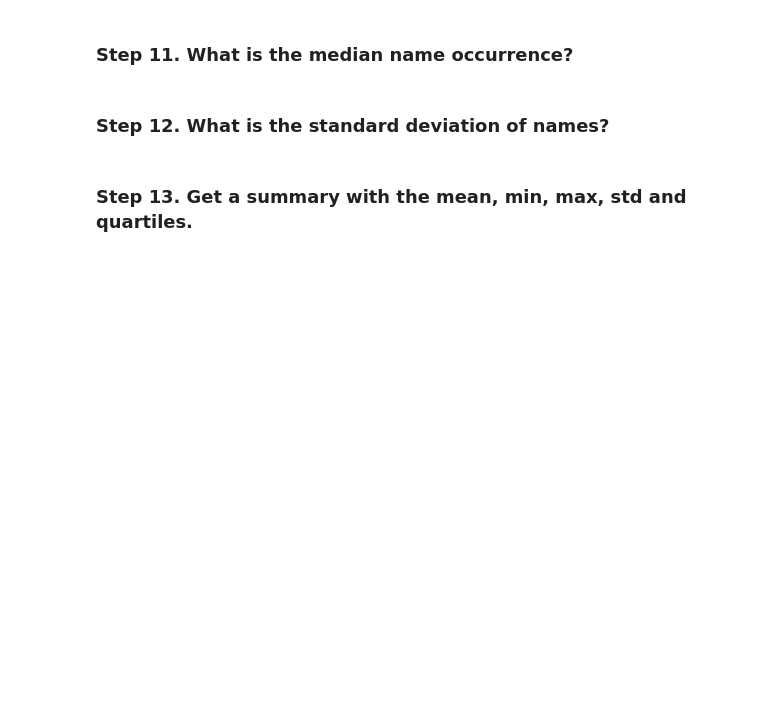
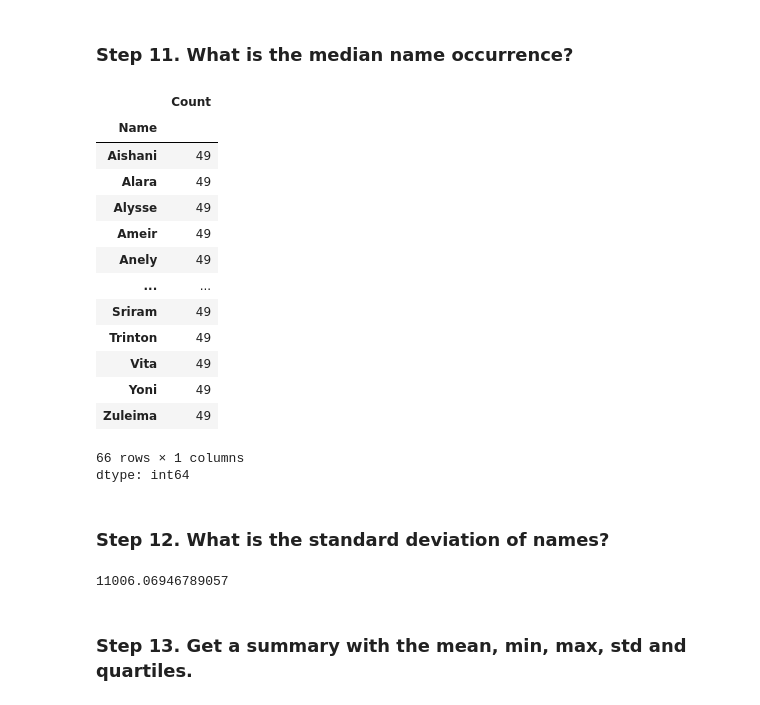
Before and after one commit to omj3424/Python_Programming_Study, a Jupyter notebook: pandas_exercises/06_Stats/US_Baby_Names/Exercises.ipynb, the cells around one changed output. Drawn from its saved outputs; the diff is of its cells as text; code cells hidden in the pictures; blank space fills up the shorter version.

```diff
--- a/pandas_exercises/06_Stats/US_Baby_Names/Exercises.ipynb
+++ b/pandas_exercises/06_Stats/US_Baby_Names/Exercises.ipynb
@@ -120,6 +113,28 @@ baby_names.value_counts('Name').count()
 # %% [markdown]
 ### Step 11. What is the median name occurrence?
+# %%
+names.Count[names.Count == names.Count.median()]
+# %% [output]
+|  | Count |
+| Name |  |
+| Aishani | 49 |
+| Alara | 49 |
+| Alysse | 49 |
+| Ameir | 49 |
+| Anely | 49 |
+| ... | ... |
+| Sriram | 49 |
+| Trinton | 49 |
+| Vita | 49 |
+| Yoni | 49 |
+| Zuleima | 49 |
+66 rows × 1 columns
+dtype: int64
 # %% [markdown]
 ### Step 12. What is the standard deviation of names?
+# %%
+names.Count.std()
+# %% [output]
+11006.06946789057
 # %% [markdown]
 ### Step 13. Get a summary with the mean, min, max, std and quartiles.
```
Also changed, not shown: parts of 8 cells of this notebook.
